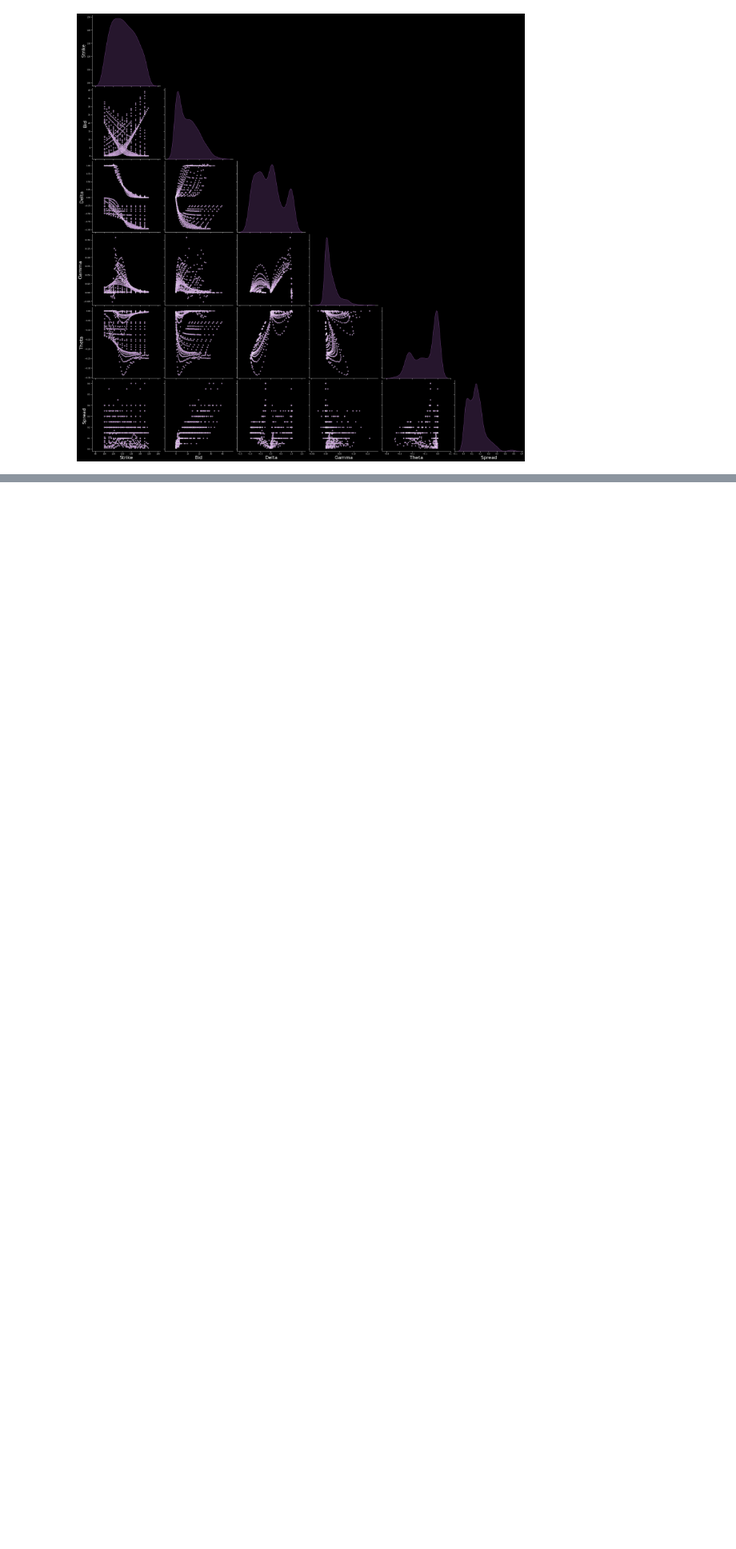
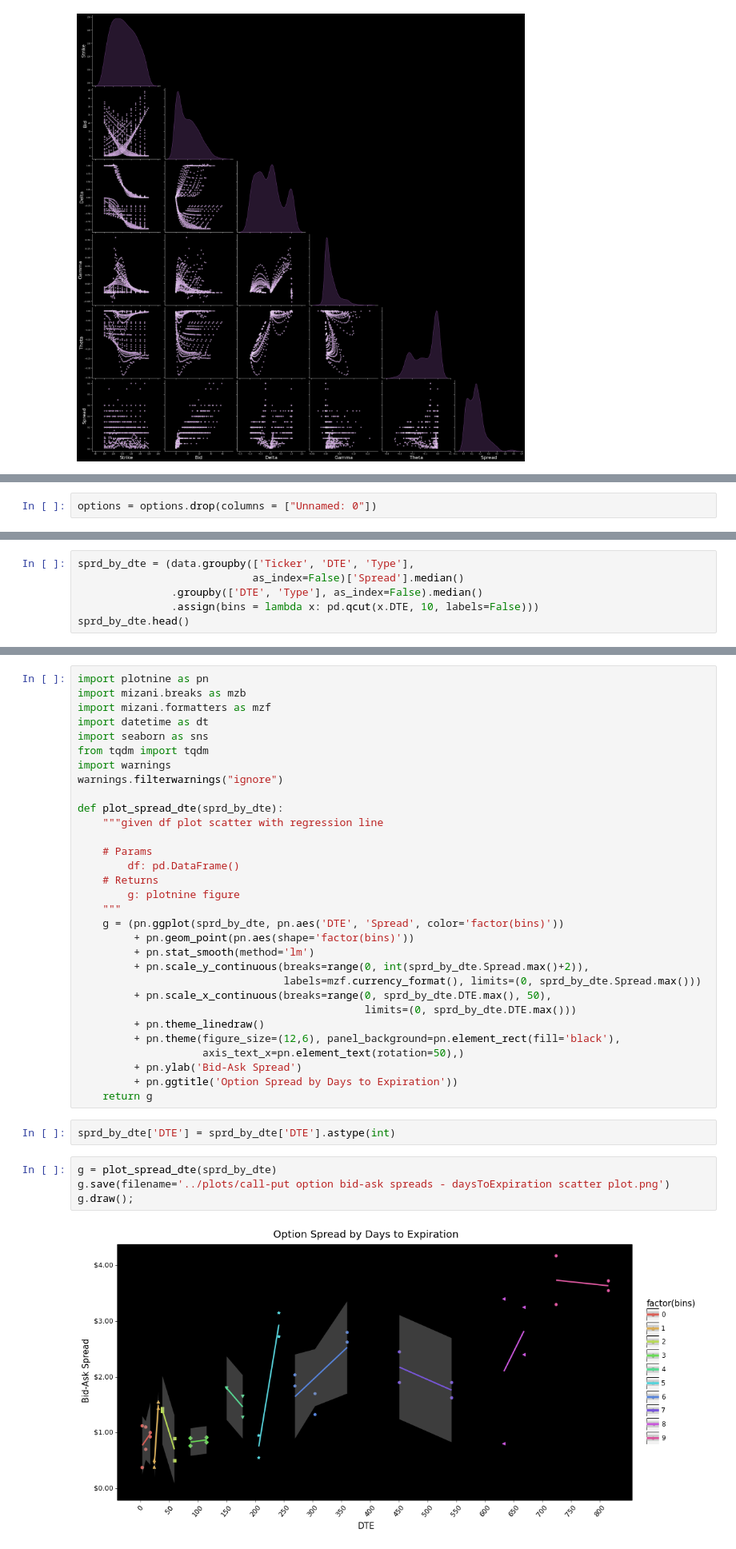
Before and after one commit to Moccazio/Know_Your_Options, a Jupyter notebook: Chapter2-Know_Your_Options/Know_Your_Options.ipynb, the cells around one changed output, grey strips where cells are left out. Shown at 80% size. Saved outputs shown, nothing was run; the diff lists cells and outputs as text; blank space fills up the shorter version.

```diff
--- a/Chapter2-Know_Your_Options/Know_Your_Options.ipynb
+++ b/Chapter2-Know_Your_Options/Know_Your_Options.ipynb
@@ -794,0 +727,2 @@ snp_options
+# %%
+options = options.drop(columns = ["Unnamed: 0"])
@@ -794,0 +852,6 @@ snp_options
+# %%
+sprd_by_dte = (data.groupby(['Ticker', 'DTE', 'Type'],
+                            as_index=False)['Spread'].median()
+               .groupby(['DTE', 'Type'], as_index=False).median()
+               .assign(bins = lambda x: pd.qcut(x.DTE, 10, labels=False)))
+sprd_by_dte.head()
@@ -794,0 +865,39 @@ snp_options
+# %%
+import plotnine as pn
+import mizani.breaks as mzb
+import mizani.formatters as mzf
+import datetime as dt
+import seaborn as sns
+from tqdm import tqdm
+import warnings
+warnings.filterwarnings("ignore")
+
+def plot_spread_dte(sprd_by_dte):
+    """given df plot scatter with regression line
+
+    # Params
+        df: pd.DataFrame()
+    # Returns
+        g: plotnine figure
+    """
+    g = (pn.ggplot(sprd_by_dte, pn.aes('DTE', 'Spread', color='factor(bins)'))
+         + pn.geom_point(pn.aes(shape='factor(bins)'))
+         + pn.stat_smooth(method='lm')
+         + pn.scale_y_continuous(breaks=range(0, int(sprd_by_dte.Spread.max()+2)),
+                                 labels=mzf.currency_format(), limits=(0, sprd_by_dte.Spread.max()))
+         + pn.scale_x_continuous(breaks=range(0, sprd_by_dte.DTE.max(), 50),
+                                              limits=(0, sprd_by_dte.DTE.max()))
+         + pn.theme_linedraw()
+         + pn.theme(figure_size=(12,6), panel_background=pn.element_rect(fill='black'),
+                    axis_text_x=pn.element_text(rotation=50),)
+         + pn.ylab('Bid-Ask Spread')
+         + pn.ggtitle('Option Spread by Days to Expiration'))
+    return g
+# %%
+sprd_by_dte['DTE'] = sprd_by_dte['DTE'].astype(int)
+# %%
+g = plot_spread_dte(sprd_by_dte)
+g.save(filename='../plots/call-put option bid-ask spreads - daysToExpiration scatter plot.png')
+g.draw();
+# %% [output]
+[figure, added]
```
Also changed, not shown: parts of 51 cells of this notebook.
